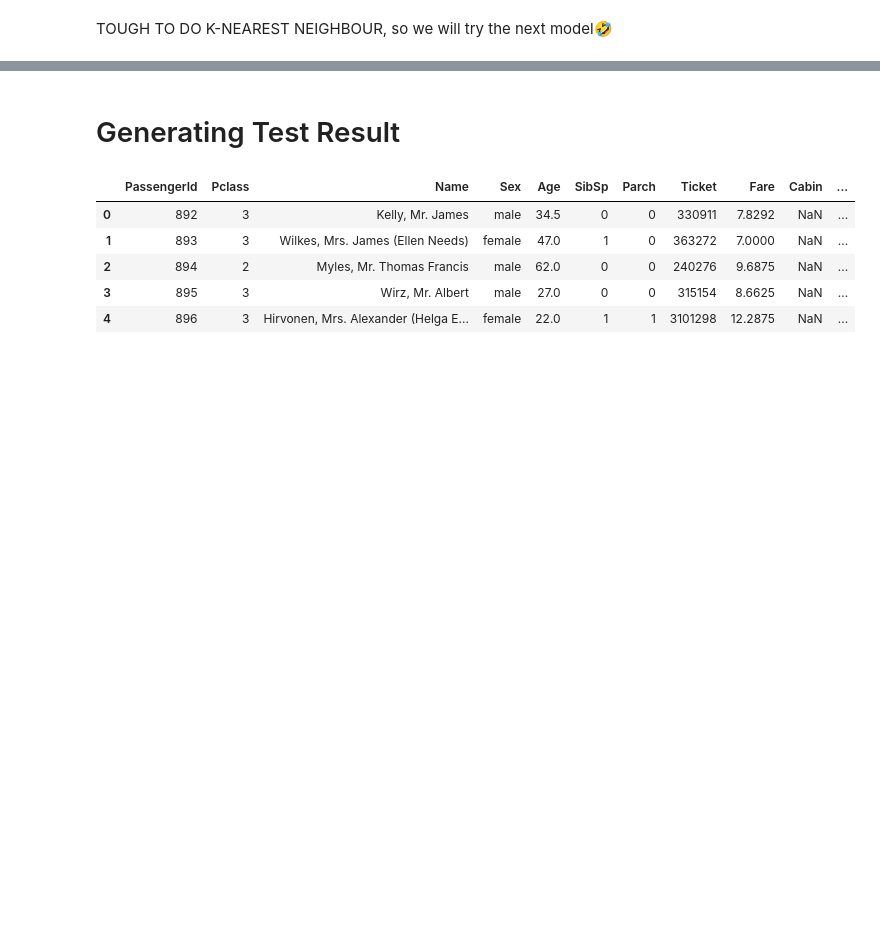
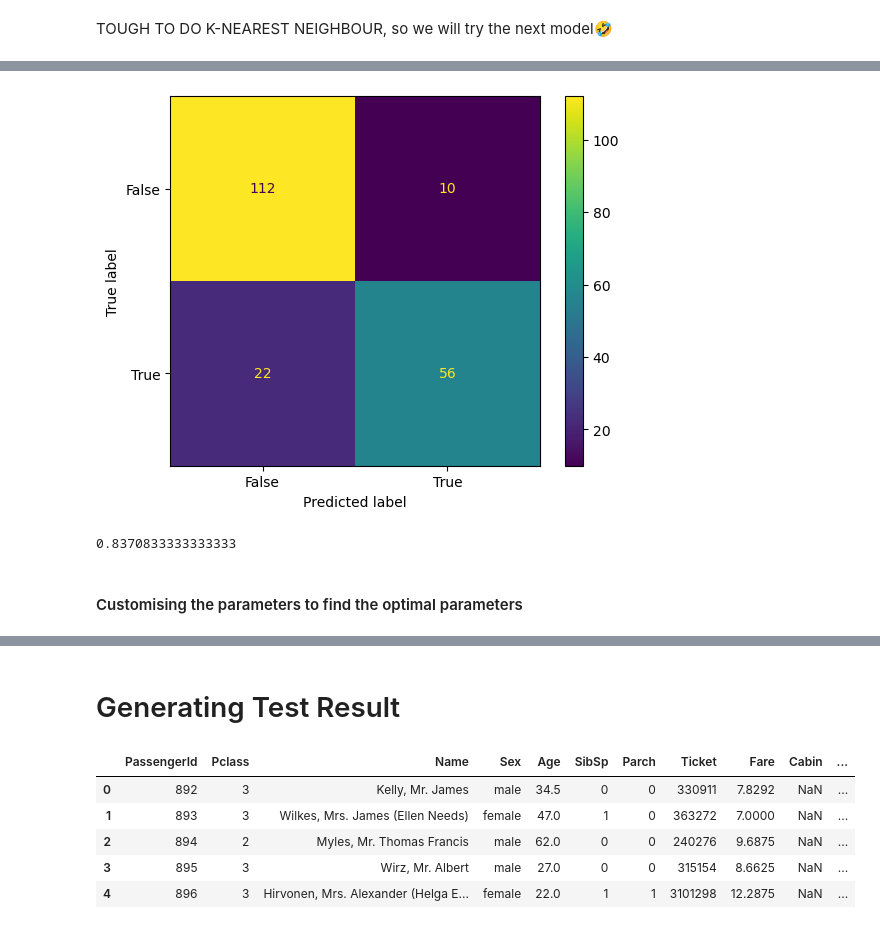
Before and after one commit to TangLitEn/kaggle-titanic, a Jupyter notebook: main.ipynb, the cells around one changed output, grey strips where cells are left out. Saved outputs shown, nothing was run; the diff lists cells and outputs as text; code cells hidden in the pictures; blank space fills up the shorter version.

```diff
--- a/main.ipynb
+++ b/main.ipynb
@@ -435,0 +581,3 @@ TOUGH TO DO K-NEAREST NEIGHBOUR, so we will try the next model🤣
+# %%
+FOREST_train = FOREST.sample(600)
+FOREST_test = FOREST.sample(200)
@@ -435,0 +596,6 @@ TOUGH TO DO K-NEAREST NEIGHBOUR, so we will try the next model🤣
+# %%
+# TESTING ON THE TEST DATA
+FOREST_test_X = FOREST_test[features]
+FOREST_test["Predicted Survival"] = FOREST_model.predict(FOREST_test_X)
+
+FOREST_test
@@ -435,0 +616,17 @@ TOUGH TO DO K-NEAREST NEIGHBOUR, so we will try the next model🤣
+# %%
+# CONFUSION MATRIX
+from sklearn import metrics
+
+confusion_matrix = metrics.confusion_matrix(FOREST_test["Survived"], FOREST_test["Predicted Survival"])
+cm_display = metrics.ConfusionMatrixDisplay(confusion_matrix = confusion_matrix, display_labels = [False, True])
+
+cm_display.plot()
+plt.show()
+# %% [output]
+[figure, added]
+# %%
+metrics.f1_score(FOREST_test["Survived"], FOREST_test["Predicted Survival"], average="weighted")
+# %% [output]
+0.8370833333333333
+# %% [markdown]
+#### Customising the parameters to find the optimal parameters
```
Also changed, not shown: parts of 26 cells of this notebook.
